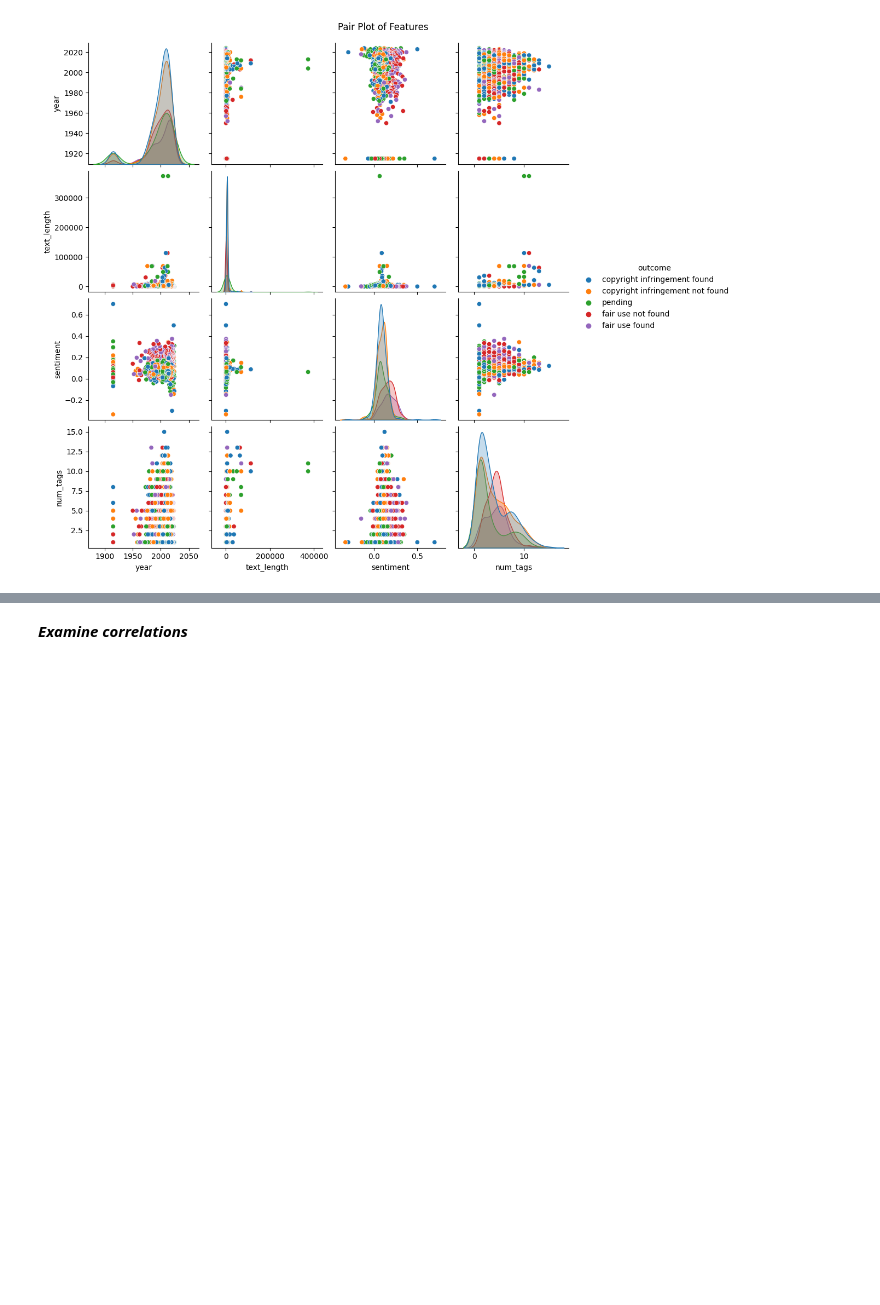
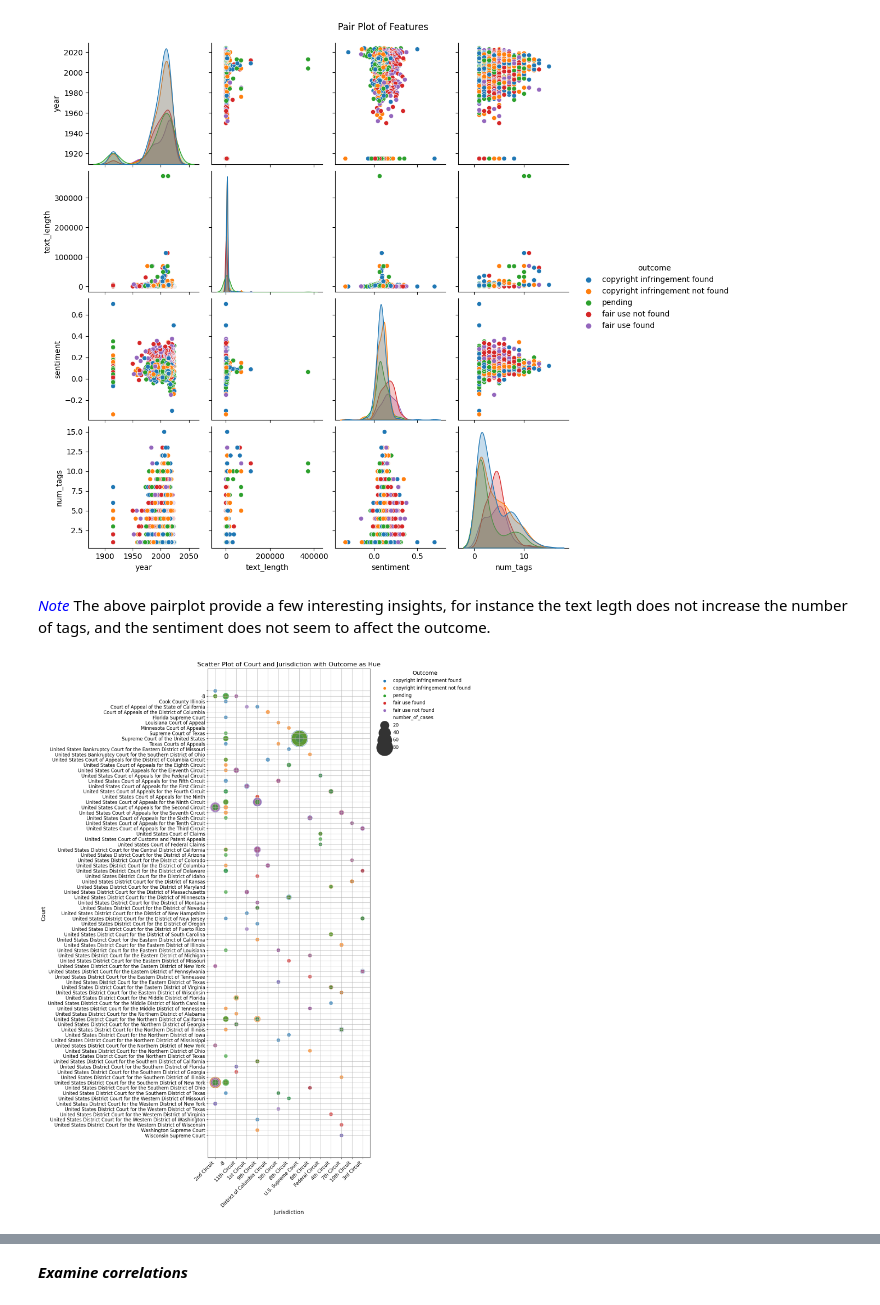
Before and after one commit to johennie/copyright_study, a Jupyter notebook: notebooks/capstone_copyright_case_study.ipynb, the cells around one changed output, grey strips where cells are left out. Saved outputs shown, nothing was run; the diff lists cells and outputs as text; code cells hidden in the pictures; blank space fills up the shorter version.

```diff
--- a/notebooks/capstone_copyright_case_study.ipynb
+++ b/notebooks/capstone_copyright_case_study.ipynb
@@ -275,3 +290,32 @@ plt.suptitle('Pair Plot of Features', y=1.02)
 plt.show()
 # %% [output]
 [figure]
+# %% [markdown]
+<font color=blue>*Note*</font> The above pairplot provide a few interesting insights, for instance the text legth does not increase the number of tags, and the sentiment does not seem to affect the outcome.
+# %%
+# Calculate the number of cases for each court and jurisdiction
+court_jurisdiction_counts = data.groupby(['court', 'jurisdiction', 'outcome']).size().reset_index(name='number_of_cases')
+
+# Plot the scatter plot with switched axes
+plt.figure(figsize=(16, 20))  # Increase height for better readability
+scatter_plot = sns.scatterplot(data=court_jurisdiction_counts, y='court', x='jurisdiction', size='number_of_cases', hue='outcome', sizes=(100, 2000), alpha=0.7, palette='tab10')
+
+# Customize the plot
+plt.title('Scatter Plot of Court and Jurisdiction with Outcome as Hue', fontsize=16)
+plt.ylabel('Court', fontsize=14)
+plt.xlabel('Jurisdiction', fontsize=14)
+plt.xticks(rotation=45, ha='right', fontsize=12)
+plt.yticks(fontsize=12)
+plt.grid(True)
+
+# Adjust legend
+handles, labels = scatter_plot.get_legend_handles_labels()
+scatter_plot.legend(handles[1:], labels[1:], title='Outcome', bbox_to_anchor=(1.05, 1), loc='upper left', borderaxespad=0.,
+                    fontsize=12, title_fontsize=14, markerscale=1, frameon=False)
+
+# Show the plot
+plt.tight_layout()
+plt.savefig('images/court_jurisdiction_with_outcome.png')
+plt.show()
+# %% [output]
+[figure, added]
```
Also changed, not shown: parts of 25 cells of this notebook, 7 other files.
